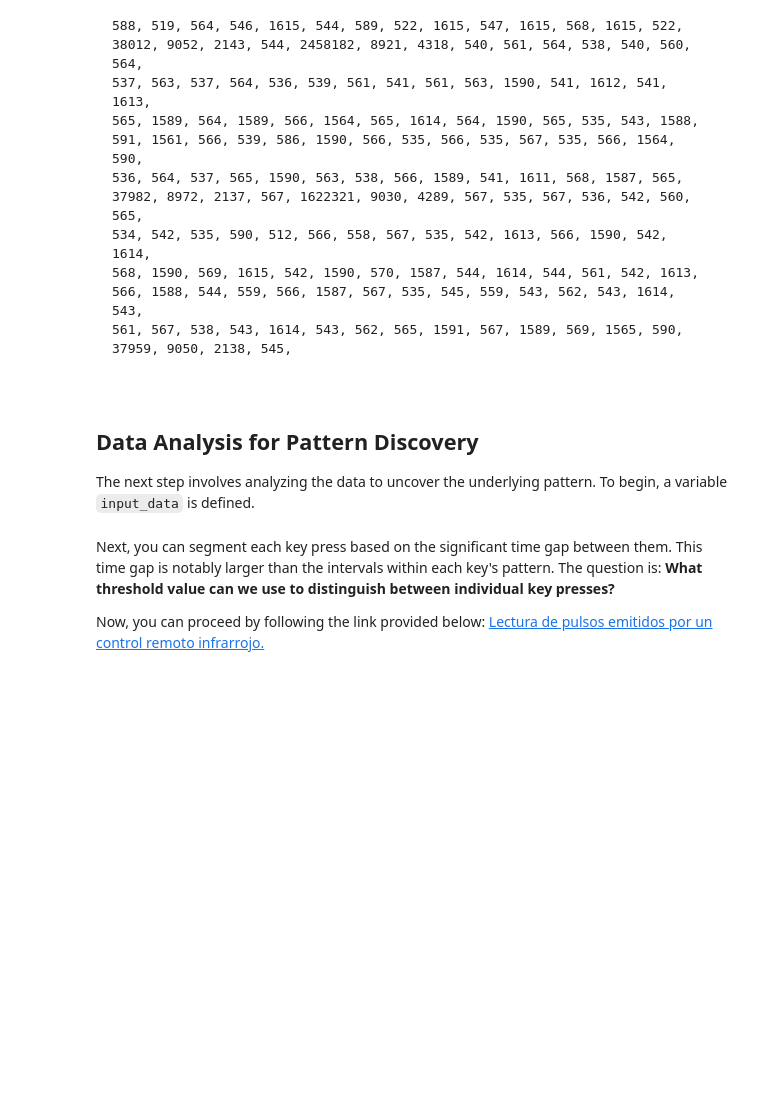
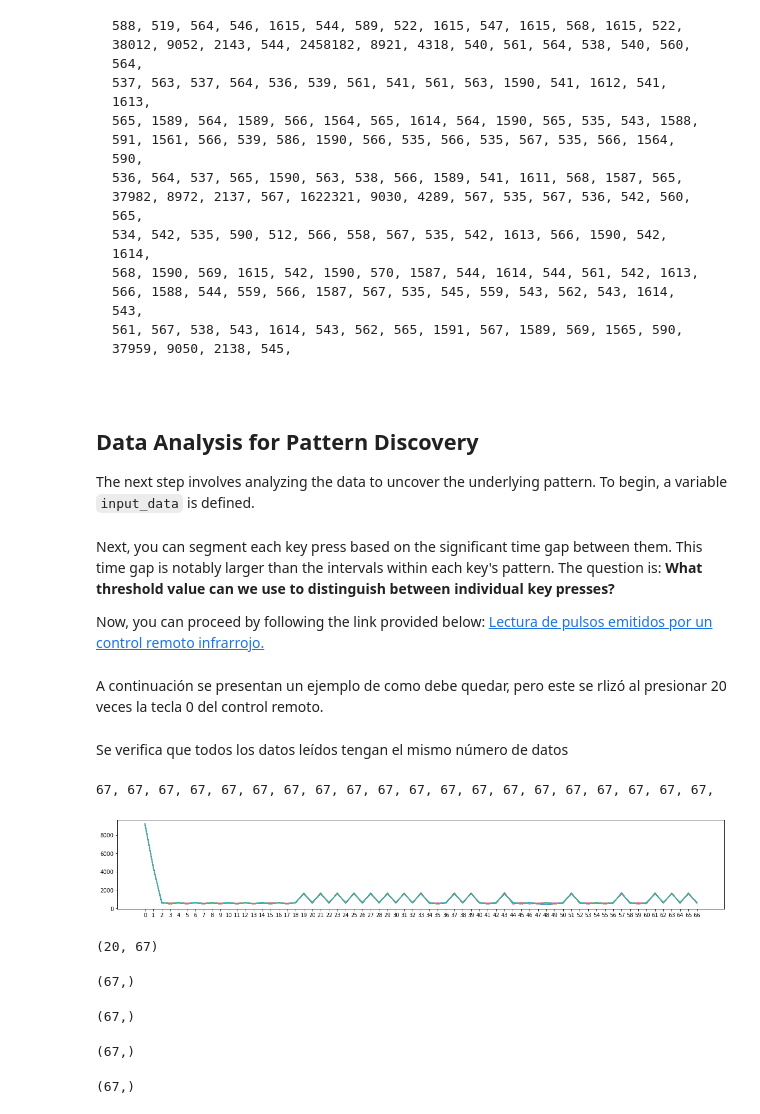
Before and after one commit to GerardoMunoz/Curso_Python, a Jupyter notebook: IR_control.ipynb, the cells around one changed output. Drawn from its saved outputs; the diff is of its cells as text; code cells hidden in the pictures; blank space fills up the shorter version.

```diff
--- a/IR_control.ipynb
+++ b/IR_control.ipynb
@@ -175,3 +175,72 @@ Next, you can segment each key press based on the significant time gap between t
 
 Now, you can proceed by following the link provided below:
 [Lectura de pulsos emitidos por un control remoto infrarrojo.](https://github.com/GerardoMunoz/Curso_Python/blob/main/control_remoto_0.ipynb)
+# %% [markdown]
+A continuación se presentan un ejemplo de como debe quedar, pero este se rlizó  al presionar 20 veces la tecla 0 del control remoto.
+# %%
+dat=[[9167, 4437, 681, 483, 649, 486, 652, 483, 651, 484, 650, 485, 652, 484, 653, 483, 654, 481, 652, 1589, 655, 1560, 682, 1587, 656, 1562, 682, 1586, 658, 1559, 684, 1561, 683, 1558, 686, 478, 660, 1558, 686, 1582, 661, 476, 662, 1554, 691, 477, 663, 475, 398, 479, 659, 1584, 660, 478, 659, 479, 658, 1559, 686, 478, 658, 1562, 683, 1556, 687, 1559, 684] ,
+[9142, 4468, 649, 515, 621, 516, 621, 514, 618, 518, 622, 514, 620, 516, 625, 511, 620, 516, 619, 1599, 646, 1620, 649, 1593, 622, 1620, 624, 1618, 627, 1615, 650, 1593, 623, 1619, 650, 487, 619, 1622, 622, 1621, 626, 510, 623, 1619, 626, 511, 638, 497, 626, 510, 626, 1616, 629, 508, 649, 486, 625, 1618, 651, 485, 653, 1590, 625, 1617, 652, 1590, 652] ,
+[9220, 4398, 690, 475, 662, 475, 659, 477, 660, 477, 662, 474, 659, 478, 659, 477, 661, 476, 661, 1582, 660, 1583, 660, 1582, 661, 1582, 661, 1582, 661, 1583, 661, 1582, 662, 1581, 660, 478, 659, 1585, 658, 1585, 659, 479, 659, 1583, 659, 479, 660, 478, 659, 478, 657, 1586, 657, 481, 658, 479, 656, 1587, 658, 479, 656, 1587, 660, 1584, 659, 1586, 658] ,
+[9148, 4471, 619, 546, 585, 551, 590, 546, 589, 547, 590, 546, 591, 545, 565, 572, 590, 545, 590, 1653, 588, 1654, 588, 1654, 589, 1653, 590, 1652, 592, 1652, 588, 1654, 591, 1652, 616, 521, 589, 1653, 566, 1676, 591, 546, 592, 1650, 590, 547, 616, 521, 588, 547, 591, 1651, 590, 547, 591, 545, 614, 1628, 593, 545, 591, 1650, 591, 1651, 593, 1649, 590] ,
+[9225, 4397, 691, 476, 658, 479, 658, 479, 660, 476, 659, 478, 656, 481, 658, 477, 659, 479, 656, 1557, 687, 1557, 686, 1555, 658, 1584, 660, 1585, 658, 1585, 680, 1564, 657, 1588, 653, 484, 654, 1589, 655, 1588, 658, 482, 656, 1588, 652, 486, 680, 458, 680, 458, 652, 1592, 654, 485, 677, 461, 649, 1593, 652, 487, 650, 1592, 652, 1592, 650, 1594, 652] ,
+[9110, 4488, 574, 584, 576, 537, 600, 561, 575, 561, 573, 563, 576, 538, 571, 586, 576, 560, 577, 1666, 549, 1693, 549, 1694, 551, 1666, 601, 1643, 598, 1667, 576, 1666, 577, 1665, 550, 560, 576, 1693, 576, 1665, 578, 559, 549, 1666, 577, 564, 598, 560, 576, 559, 551, 1692, 549, 585, 551, 587, 548, 1694, 574, 561, 576, 1665, 576, 1666, 550, 1670, 625] ,
+[9136, 4511, 549, 564, 573, 586, 578, 561, 547, 588, 548, 559, 578, 563, 575, 587, 575, 564, 575, 1669, 577, 1666, 604, 1640, 550, 1695, 551, 1693, 578, 1668, 579, 1640, 574, 1727, 525, 614, 578, 1642, 604, 1636, 553, 589, 573, 1752, 441, 698, 467, 590, 551, 606, 532, 1691, 552, 619, 523, 562, 547, 1753, 520, 644, 494, 1723, 554, 1665, 549, 1694, 581] ,
+[9223, 4397, 690, 476, 660, 477, 660, 477, 662, 475, 662, 476, 661, 477, 663, 476, 662, 476, 661, 1583, 664, 1581, 659, 1586, 655, 1590, 627, 1618, 627, 1617, 629, 1617, 628, 1617, 628, 512, 626, 1618, 655, 1591, 652, 486, 652, 1593, 627, 512, 626, 512, 627, 512, 626, 1618, 652, 487, 629, 510, 628, 1616, 655, 484, 625, 1620, 651, 1594, 653, 1592, 626] ,
+[9215, 4401, 687, 477, 659, 478, 658, 478, 659, 476, 660, 476, 659, 477, 659, 477, 660, 475, 659, 1584, 660, 1582, 661, 1581, 662, 1580, 660, 1583, 662, 1580, 661, 1582, 661, 1582, 661, 476, 658, 1584, 660, 1583, 661, 476, 658, 1585, 660, 476, 660, 478, 659, 477, 659, 1583, 661, 477, 655, 482, 657, 1585, 658, 479, 655, 1588, 624, 1619, 621, 1621, 592] ,
+[9208, 4404, 689, 476, 657, 478, 660, 476, 658, 478, 658, 477, 658, 478, 658, 477, 660, 475, 660, 1581, 660, 1582, 658, 1584, 660, 1582, 659, 1583, 658, 1583, 659, 1582, 658, 1584, 664, 473, 658, 1582, 660, 1583, 658, 477, 658, 1583, 659, 476, 659, 477, 661, 474, 659, 1583, 659, 477, 659, 476, 658, 1583, 660, 476, 658, 1583, 660, 1581, 660, 1582, 659] ,
+[9142, 4470, 642, 501, 610, 549, 586, 551, 586, 549, 586, 549, 587, 550, 612, 523, 585, 551, 613, 1628, 590, 1651, 588, 1654, 589, 1653, 563, 1679, 589, 1652, 587, 1655, 591, 1651, 595, 541, 588, 1654, 588, 1654, 589, 548, 591, 1649, 590, 546, 590, 546, 592, 544, 589, 1652, 591, 545, 590, 546, 592, 1649, 620, 517, 615, 1625, 619, 1623, 595, 1647, 622] ,
+[9153, 4465, 682, 484, 655, 481, 656, 482, 657, 479, 657, 479, 661, 476, 659, 477, 661, 477, 660, 1582, 661, 1582, 661, 1582, 662, 1581, 661, 1583, 661, 1582, 661, 1582, 663, 1580, 661, 477, 660, 1583, 686, 1557, 662, 475, 661, 1581, 661, 477, 661, 475, 662, 476, 660, 1582, 662, 475, 661, 477, 660, 1581, 661, 477, 659, 1582, 662, 1582, 661, 1582, 662] ,
+[9141, 4472, 614, 551, 585, 550, 586, 551, 585, 550, 585, 551, 585, 551, 585, 550, 586, 551, 584, 1658, 585, 1656, 585, 1657, 586, 1655, 586, 1656, 587, 1655, 587, 1656, 585, 1657, 587, 549, 585, 1658, 586, 1656, 586, 550, 584, 1658, 585, 551, 610, 526, 612, 525, 612, 1629, 586, 550, 610, 525, 587, 1655, 612, 525, 609, 1633, 612, 1629, 612, 1630, 639] ,
+[9166, 4447, 613, 552, 584, 552, 583, 553, 583, 553, 584, 552, 609, 527, 581, 554, 607, 529, 608, 1633, 608, 1634, 584, 1658, 582, 1660, 608, 1633, 585, 1657, 583, 1660, 582, 1659, 609, 528, 582, 1659, 584, 1658, 582, 554, 584, 1657, 584, 552, 582, 555, 581, 555, 583, 1657, 584, 554, 582, 553, 584, 1657, 583, 554, 581, 1659, 585, 1658, 584, 1658, 583] ,
+[9184, 4429, 684, 481, 656, 480, 655, 481, 653, 482, 657, 479, 658, 478, 654, 481, 656, 480, 653, 1589, 656, 1586, 653, 1589, 650, 1593, 626, 1616, 626, 1616, 651, 1590, 651, 1591, 628, 509, 651, 1590, 655, 1587, 654, 483, 626, 1616, 654, 482, 627, 509, 625, 511, 654, 1587, 653, 484, 653, 483, 652, 1589, 657, 480, 635, 1606, 657, 1585, 654, 1588, 656] ,
+[9215, 4398, 709, 455, 660, 476, 659, 477, 660, 476, 660, 476, 660, 476, 659, 477, 658, 478, 660, 1581, 660, 1583, 660, 1581, 662, 1580, 661, 1582, 659, 1583, 660, 1583, 659, 1583, 659, 478, 659, 1582, 659, 1584, 659, 477, 659, 1583, 660, 476, 659, 477, 658, 477, 659, 1583, 659, 478, 656, 479, 657, 1585, 659, 477, 659, 1583, 655, 1587, 657, 1585, 657] ,
+[9146, 4469, 653, 511, 622, 514, 648, 488, 626, 510, 622, 514, 649, 487, 655, 480, 657, 479, 654, 1588, 656, 1586, 659, 1584, 659, 1583, 660, 1583, 661, 1581, 660, 1582, 660, 1582, 660, 477, 660, 1582, 661, 1581, 661, 476, 659, 1583, 660, 476, 661, 476, 658, 477, 659, 1583, 661, 476, 659, 476, 659, 1584, 660, 476, 659, 1583, 662, 1580, 661, 1581, 661] ,
+[9170, 4446, 617, 549, 587, 549, 585, 551, 588, 548, 588, 548, 586, 550, 563, 573, 589, 546, 588, 1654, 565, 1678, 587, 1654, 589, 1652, 614, 1629, 588, 1654, 602, 1640, 587, 1655, 588, 547, 588, 1653, 588, 1654, 587, 549, 587, 1655, 562, 574, 586, 549, 587, 549, 587, 1655, 586, 549, 588, 548, 585, 1656, 588, 548, 587, 1654, 589, 1654, 564, 1678, 563] ,
+[9146, 4466, 689, 477, 658, 478, 656, 480, 659, 477, 656, 480, 655, 480, 660, 476, 657, 479, 656, 1585, 659, 1583, 660, 1582, 660, 1582, 656, 1587, 659, 1583, 659, 1583, 660, 1583, 658, 477, 658, 1584, 659, 1584, 657, 480, 657, 1583, 659, 478, 658, 478, 659, 477, 657, 1584, 658, 478, 661, 476, 657, 1584, 661, 476, 657, 1584, 657, 1584, 660, 1583, 658] ,
+[9170, 4440, 653, 511, 624, 513, 649, 485, 624, 512, 651, 485, 625, 511, 648, 487, 623, 514, 622, 1596, 673, 1571, 646, 1617, 624, 1619, 624, 1617, 625, 1594, 647, 1619, 624, 1618, 625, 511, 648, 1594, 623, 1619, 649, 487, 650, 1569, 647, 512, 647, 489, 622, 514, 622, 1596, 673, 486, 625, 511, 622, 1620, 624, 512, 623, 1595, 647, 1593, 651, 1592, 648] ]
+# %% [markdown]
+Se verifica que todos los datos leídos tengan el mismo número de datos
+# %%
+for dato in dat:
+    print(len(dato),end=', ')
+# %% [output]
+67, 67, 67, 67, 67, 67, 67, 67, 67, 67, 67, 67, 67, 67, 67, 67, 67, 67, 67, 67,
+# %%
+import matplotlib.pyplot as plt
+plt.rcParams['figure.figsize'] = [20, 3]
+
+x_val=list(range(67))
+x=[str(i) for i in range(67)]
+fig, ax = plt.subplots()
+for dato in dat:
+    ax.plot(dato)
+plt.xticks(x_val)
+plt.show()
+# %% [output]
+[figure, added]
+# %%
+import numpy as np
+A=np.array(dat)
+A.shape
+# %% [output]
+(20, 67)
+# %%
+promedios=A.mean(axis=0)
+promedios.shape
+# %% [output]
+(67,)
+# %%
+maximos=A.max(axis=0)
+maximos.shape
+# %% [output]
+(67,)
+# %%
+minimos=A.min(axis=0)
+minimos.shape
+# %% [output]
+(67,)
+# %%
+desv_est=A.std(axis=0)
+desv_est.shape
+# %% [output]
+(67,)
```
Also changed, not shown: parts of 10 cells of this notebook.
